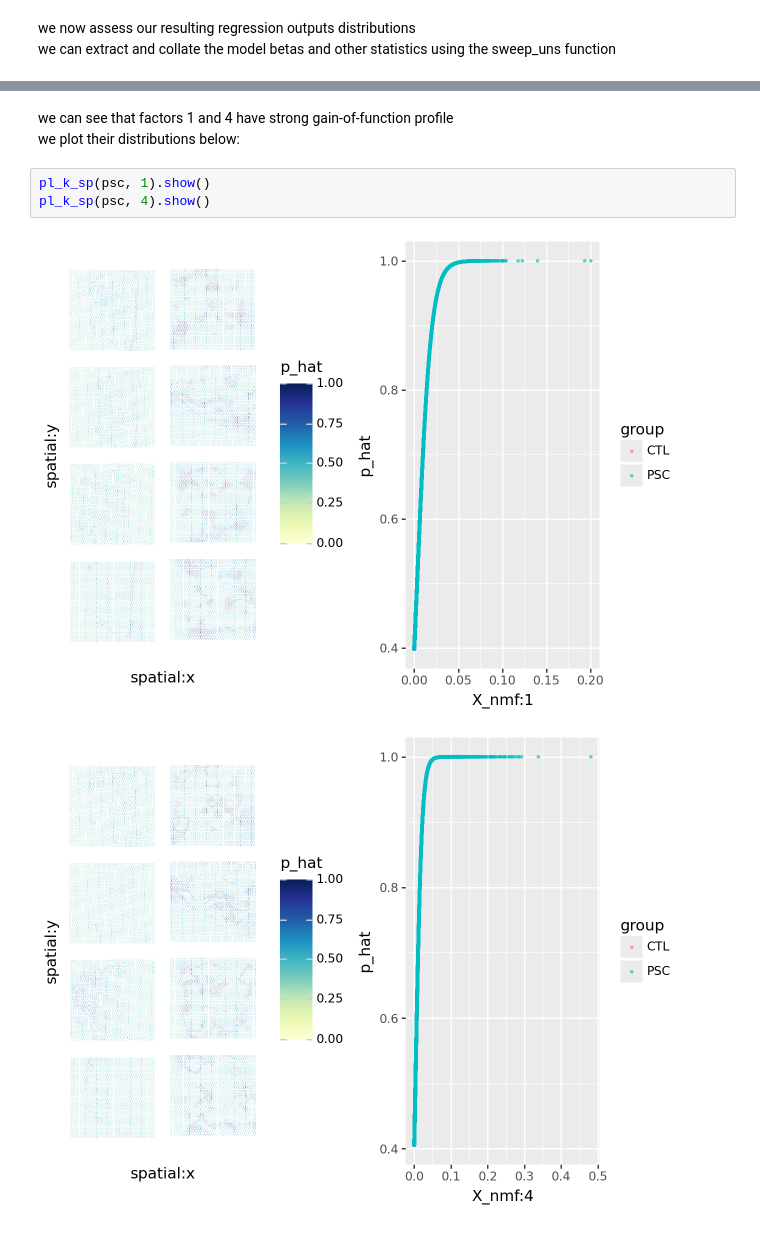
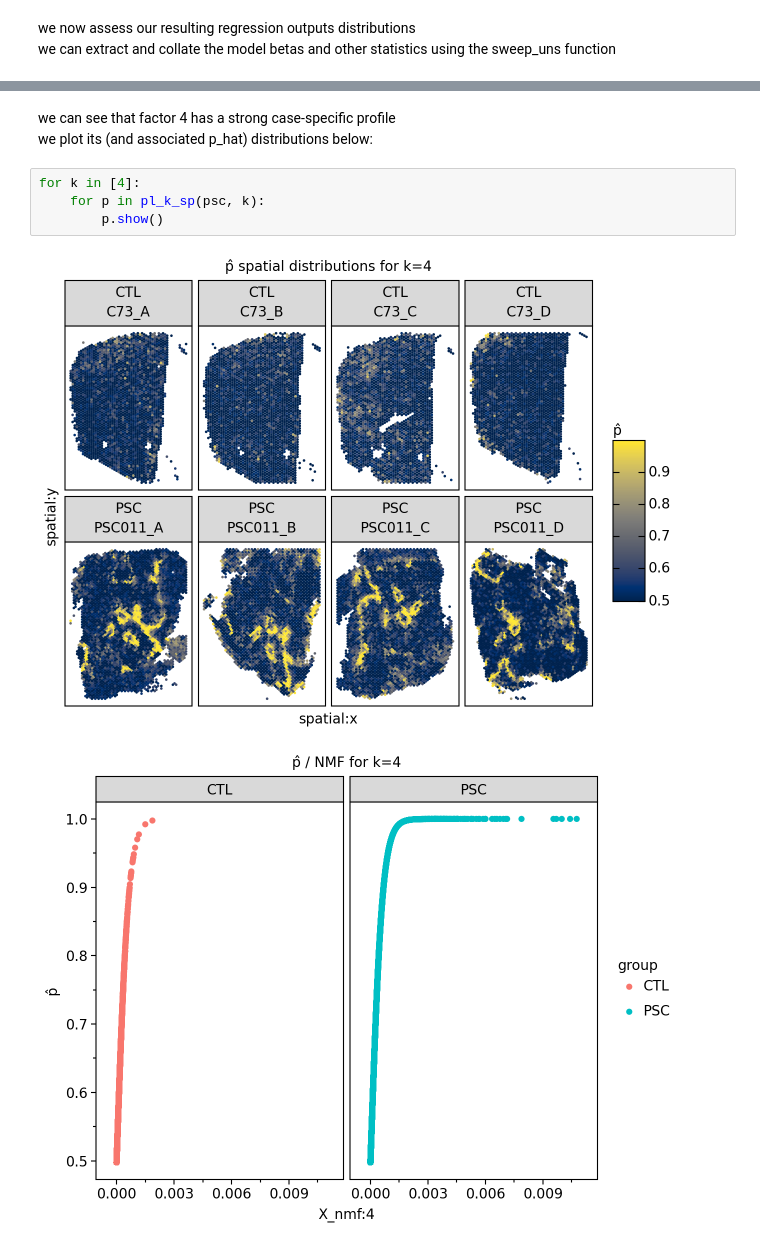
Before and after one commit to goeva-lab/spatialPeeler, a Jupyter notebook: demo/demo-psc.ipynb, the cells around one changed output, grey strips where cells are left out. Saved outputs shown, nothing was run; the diff lists cells and outputs as text.

```diff
--- a/demo/demo-psc.ipynb
+++ b/demo/demo-psc.ipynb
@@ -118,9 +153,10 @@ def pl_k_sp(adata: ad.AnnData, k_oi: int) -> ggplot:
 # %% [markdown]
-we can see that factors 1 and 4 have strong gain-of-function profile \
-we plot their distributions below:
+we can see that factor 4 has a strong case-specific profile \
+we plot its (and associated p_hat) distributions below:
-# %%
-pl_k_sp(psc, 1).show()
-pl_k_sp(psc, 4).show()
-# %% [output]
-[figure, removed]
-[figure, removed]
+# %%
+for k in [4]:
+    for p in pl_k_sp(psc, k):
+        p.show()
+# %% [output]
+[figure, added]
+[figure, added]
```
Also changed, not shown: parts of 10 cells of this notebook, 6 other files.
